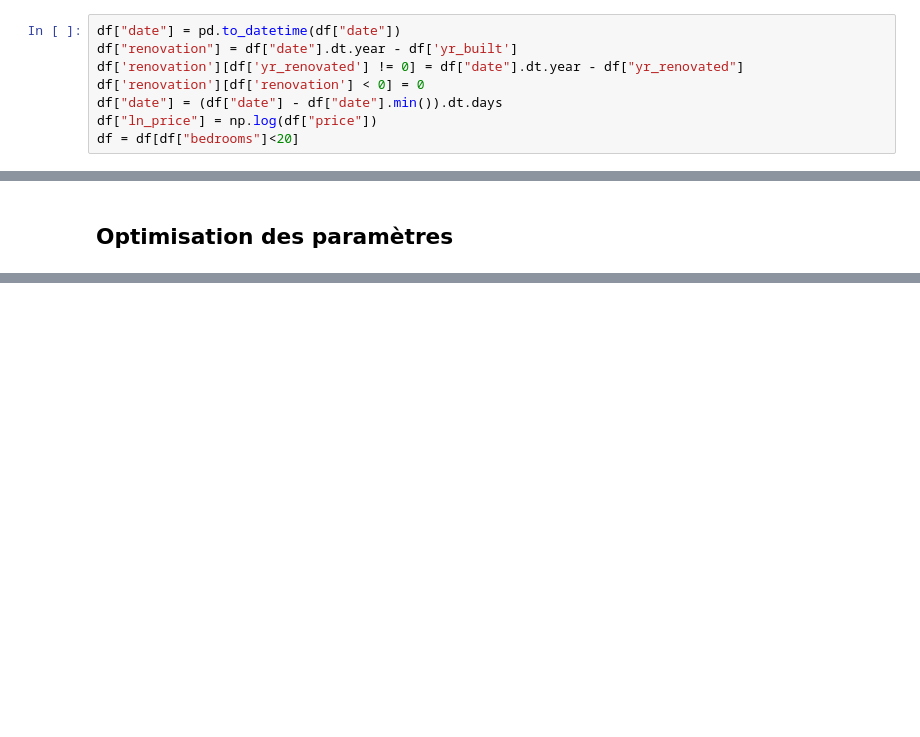
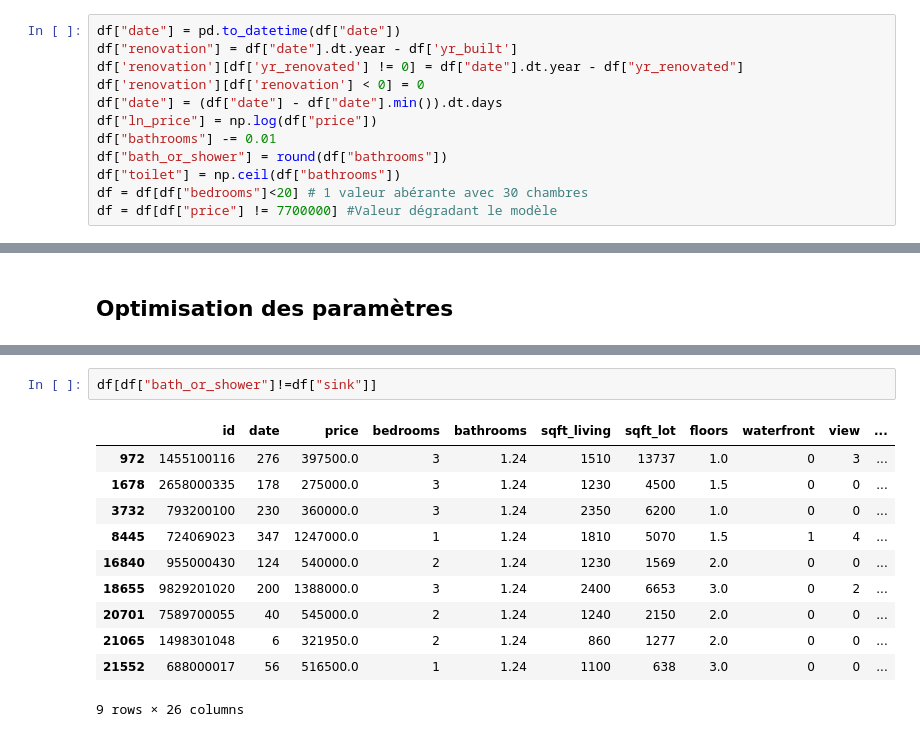
Before and after one commit to RudyBourez/Machine_Learning, a Jupyter notebook: Linear_regression_projet/projet_linear_reg.ipynb, the cells around one changed output, grey strips where cells are left out. Drawn from its saved outputs; the diff is of its cells as text; blank space fills up the shorter version.

Commit message:
amélioration bathrooms

```diff
--- a/Linear_regression_projet/projet_linear_reg.ipynb
+++ b/Linear_regression_projet/projet_linear_reg.ipynb
@@ -25,7 +27,11 @@ df['renovation'][df['yr_renovated'] != 0] = df["date"].dt.year - df["yr_renovate
 df['renovation'][df['renovation'] < 0] = 0
 df["date"] = (df["date"] - df["date"].min()).dt.days
 df["ln_price"] = np.log(df["price"])
-df = df[df["bedrooms"]<20]
+df["bathrooms"] -= 0.01
+df["bath_or_shower"] = round(df["bathrooms"])
+df["toilet"] = np.ceil(df["bathrooms"])
+df = df[df["bedrooms"]<20] # 1 valeur abérante avec 30 chambres
+df = df[df["price"] != 7700000] #Valeur dégradant le modèle
 # %% [output]
 A value is trying to be set on a copy of a slice from a DataFrame
 
@@ -162,0 +209,14 @@ Ridge : {'ridge__alpha': 0.2}
+# %%
+df[df["bath_or_shower"]!=df["sink"]]
+# %% [output]
+|  | id | date | price | bedrooms | bathrooms | sqft_living | sqft_lot | floors | waterfront | view | ... |
+| 972 | 1455100116 | 276 | 397500.0 | 3 | 1.24 | 1510 | 13737 | 1.0 | 0 | 3 | ... |
+| 1678 | 2658000335 | 178 | 275000.0 | 3 | 1.24 | 1230 | 4500 | 1.5 | 0 | 0 | ... |
+| 3732 | 793200100 | 230 | 360000.0 | 3 | 1.24 | 2350 | 6200 | 1.0 | 0 | 0 | ... |
+| 8445 | 724069023 | 347 | 1247000.0 | 1 | 1.24 | 1810 | 5070 | 1.5 | 1 | 4 | ... |
+| 16840 | 955000430 | 124 | 540000.0 | 2 | 1.24 | 1230 | 1569 | 2.0 | 0 | 0 | ... |
+| 18655 | 9829201020 | 200 | 1388000.0 | 3 | 1.24 | 2400 | 6653 | 3.0 | 0 | 2 | ... |
+| 20701 | 7589700055 | 40 | 545000.0 | 2 | 1.24 | 1240 | 2150 | 2.0 | 0 | 0 | ... |
+| 21065 | 1498301048 | 6 | 321950.0 | 2 | 1.24 | 860 | 1277 | 2.0 | 0 | 0 | ... |
+| 21552 | 688000017 | 56 | 516500.0 | 1 | 1.24 | 1100 | 638 | 3.0 | 0 | 0 | ... |
+9 rows × 26 columns
```
Also changed, not shown: parts of 12 cells of this notebook, 1 other file.
